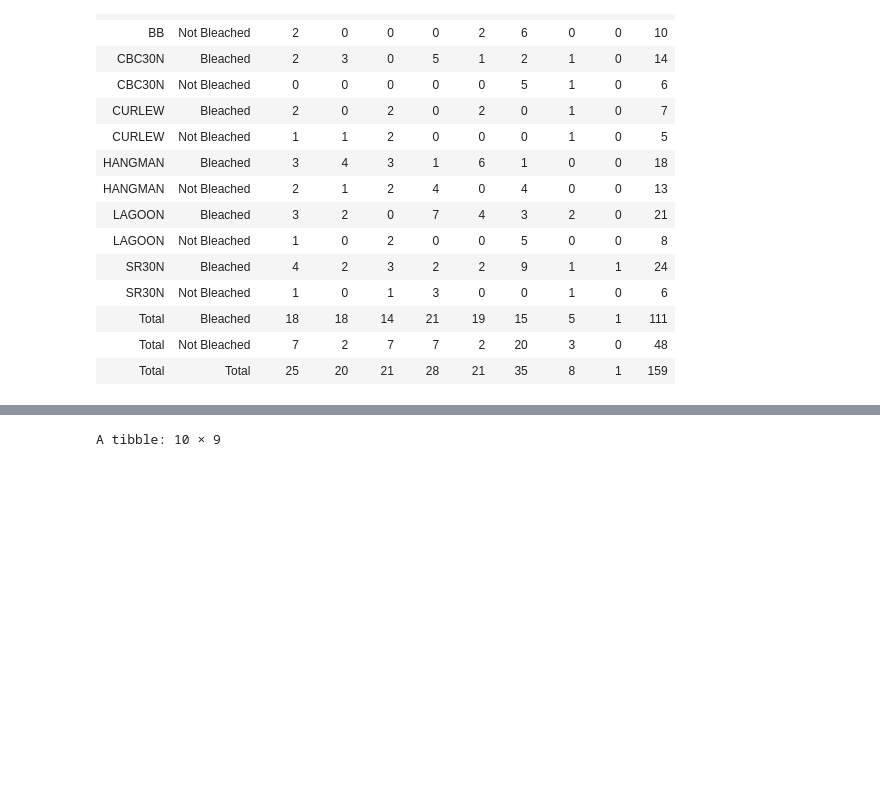
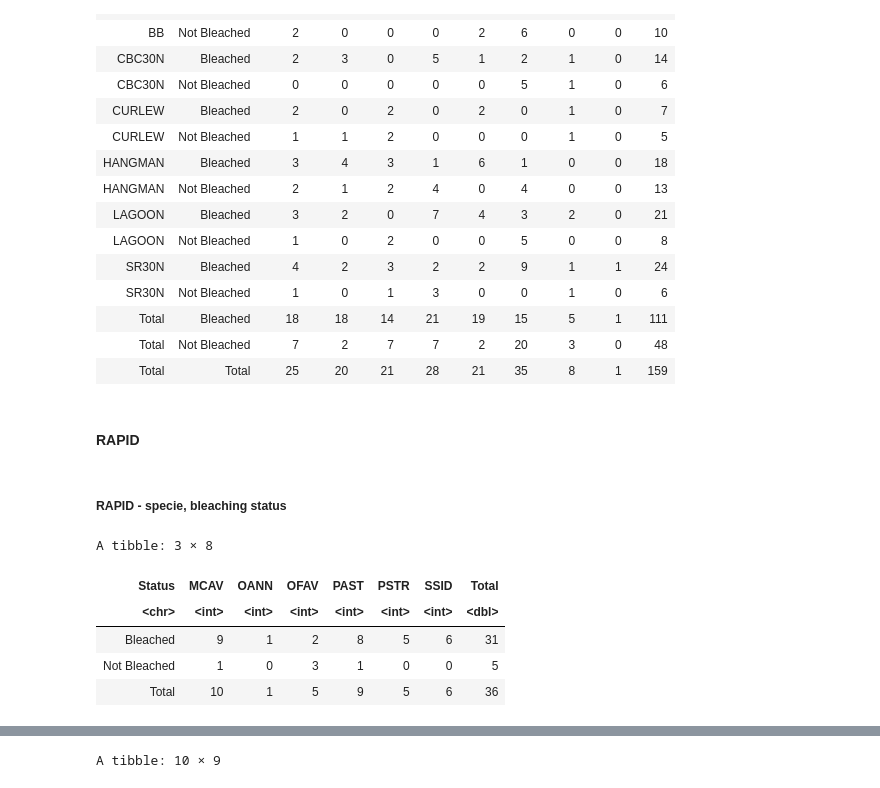
Before and after one commit to brookewicz/Code_notebook, a Jupyter notebook: data_summaries/ColonySummaryTables.ipynb, the cells around one changed output, grey strips where cells are left out. Saved outputs shown, nothing was run; the diff lists cells and outputs as text; code cells hidden in the pictures; blank space fills up the shorter version.

```diff
--- a/data_summaries/ColonySummaryTables.ipynb
+++ b/data_summaries/ColonySummaryTables.ipynb
@@ -218,3 +252,32 @@ A tibble: 15 × 11
 | Total | Bleached | 18 | 18 | 14 | 21 | 19 | 15 | 5 | 1 | 111 |
 | Total | Not Bleached | 7 | 2 | 7 | 7 | 2 | 20 | 3 | 0 | 48 |
 | Total | Total | 25 | 20 | 21 | 28 | 21 | 35 | 8 | 1 | 159 |
+# %% [markdown]
+#### RAPID
+# %% [markdown]
+##### RAPID - specie, bleaching status
+# %%
+immune_summarytable<-clb_colony %>%
+  filter(`immune_y/n`=='y') %>%
+  group_by(Species, Status) %>%
+  summarise(n = n(), .groups = "drop") %>%
+  pivot_wider(names_from = Species, values_from = n, values_fill = 0) %>%
+  mutate(Total = rowSums(across(-c(Status))))
+
+# Add grand total row
+grand_total <- immune_summarytable %>%
+  select(-c(Status)) %>%
+  summarise(across(everything(), sum)) %>%
+  mutate(Status = "Total") %>%
+  select(Status, everything())
+
+# Combine
+rapid_summary <- bind_rows(immune_summarytable, grand_total)
+rapid_summary
+# %% [output]
+A tibble: 3 × 8
+| Status | MCAV | OANN | OFAV | PAST | PSTR | SSID | Total |
+| <chr> | <int> | <int> | <int> | <int> | <int> | <int> | <dbl> |
+| Bleached | 9 | 1 | 2 | 8 | 5 | 6 | 31 |
+| Not Bleached | 1 | 0 | 3 | 1 | 0 | 0 | 5 |
+| Total | 10 | 1 | 5 | 9 | 5 | 6 | 36 |
```
Also changed, not shown: parts of 21 cells of this notebook, 7 other files.
